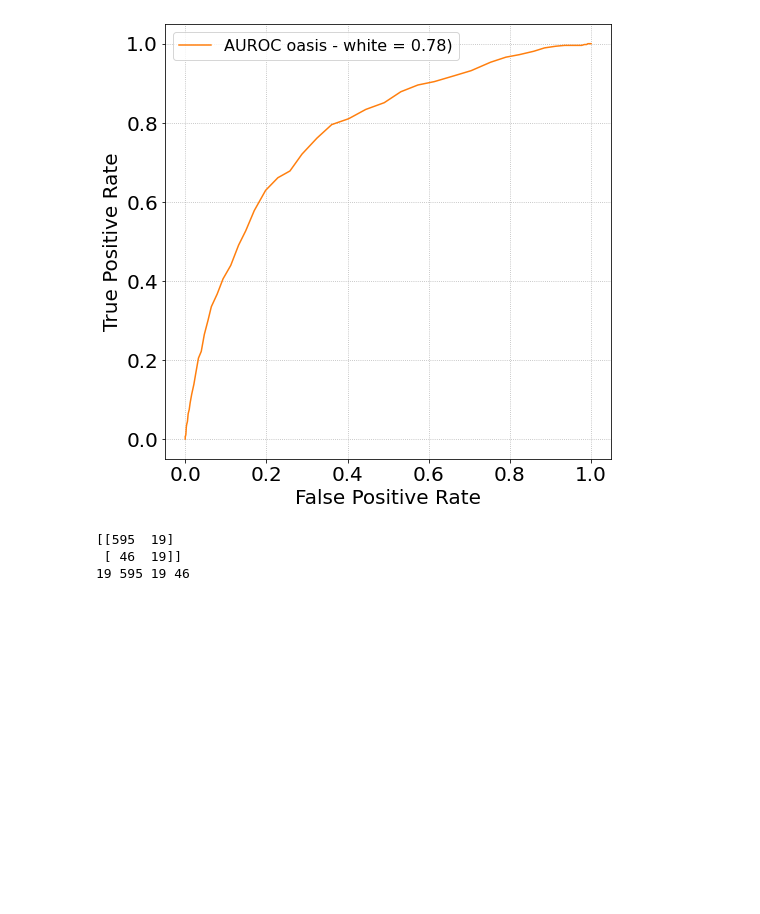
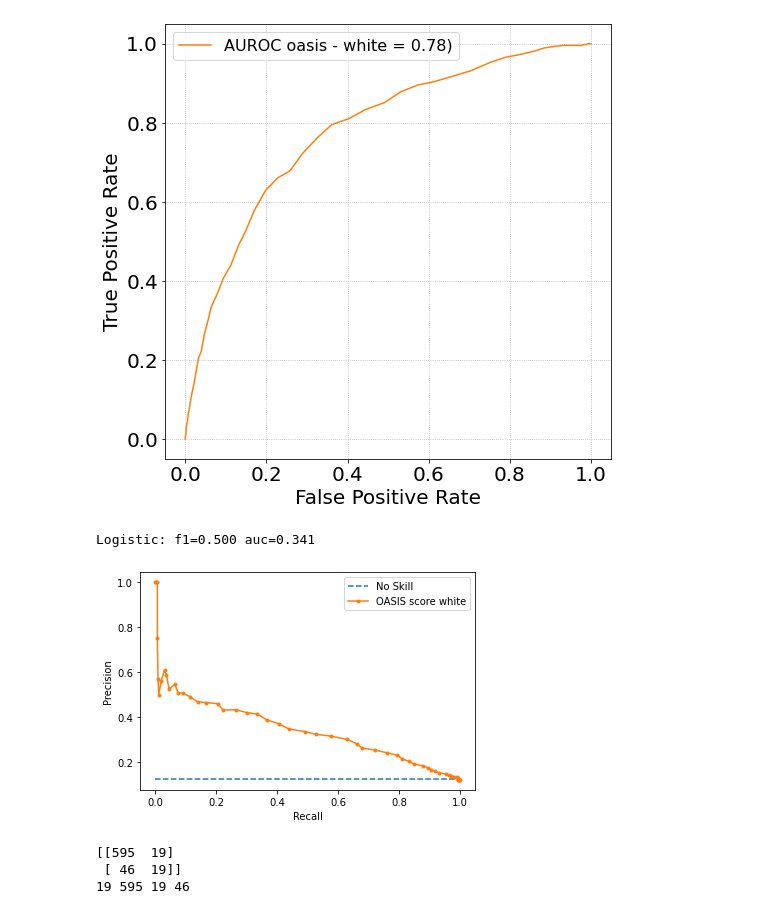
Before and after one commit to cloverbunny/hsip442, a Jupyter notebook: first_day_oasis_mort_prediction_cleaned2-24-22.ipynb, the cells around one changed output. Cells and saved outputs as stored; diff of their text form; code cells hidden in the pictures; blank space fills up the shorter version.

```diff
--- a/first_day_oasis_mort_prediction_cleaned2-24-22.ipynb
+++ b/first_day_oasis_mort_prediction_cleaned2-24-22.ipynb
@@ -507,6 +508,25 @@ ax.legend(loc='best', fontsize=16)
 plt.show()
 # %% [output]
 [figure]
+# %%
+o_precision, o_recall, _ = precision_recall_curve(white['hospital_expire_flag'], white['oasis_prob'])
+o_f1, o_auc = f1_score(Y_test, yhat), auc(o_recall, o_precision)
+# summarize scores
+print('Logistic: f1=%.3f auc=%.3f' % (o_f1, o_auc))
+# plot the precision-recall curves
+no_skill = len(Y_test[Y_test==1]) / len(Y_test)
+pyplot.plot([0, 1], [no_skill, no_skill], linestyle='--', label='No Skill')
+pyplot.plot(o_recall, o_precision, marker='.', label='OASIS score white')
+# axis labels
+pyplot.xlabel('Recall')
+pyplot.ylabel('Precision')
+# show the legend
+pyplot.legend()
+# show the plot
+pyplot.show()
+# %% [output]
+Logistic: f1=0.500 auc=0.341
+[figure, added]
 # %%
 black = death_id_oasis[death_id_oasis['ethnicity']=='BLACK/AFRICAN AMERICAN']
 # %%
```
Also changed, not shown: parts of 1 cell of this notebook.
